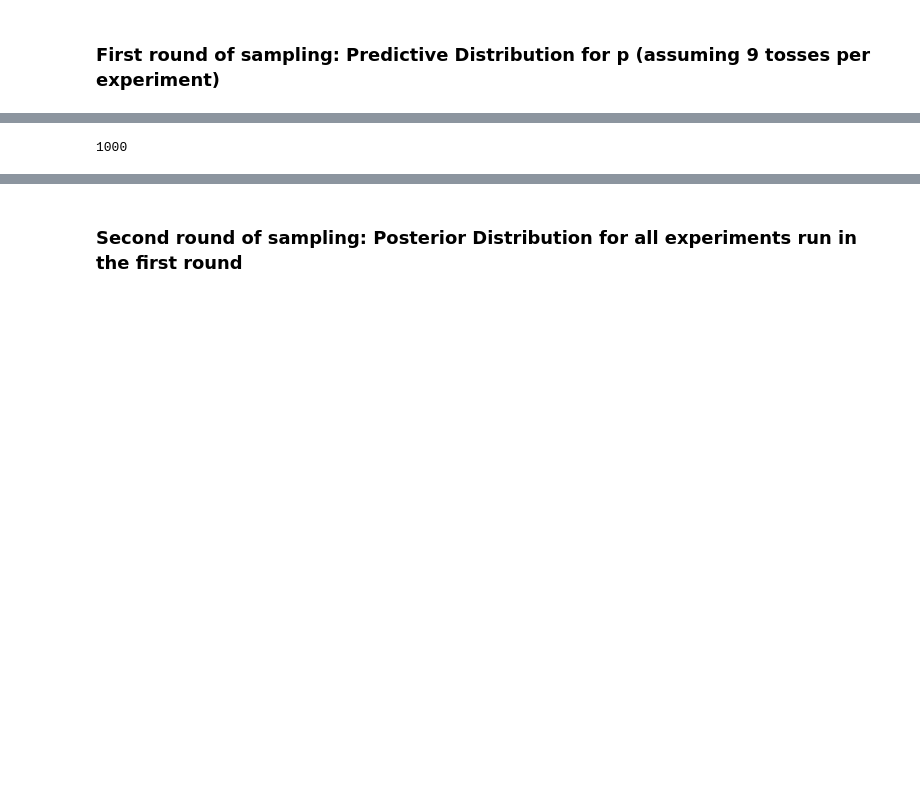
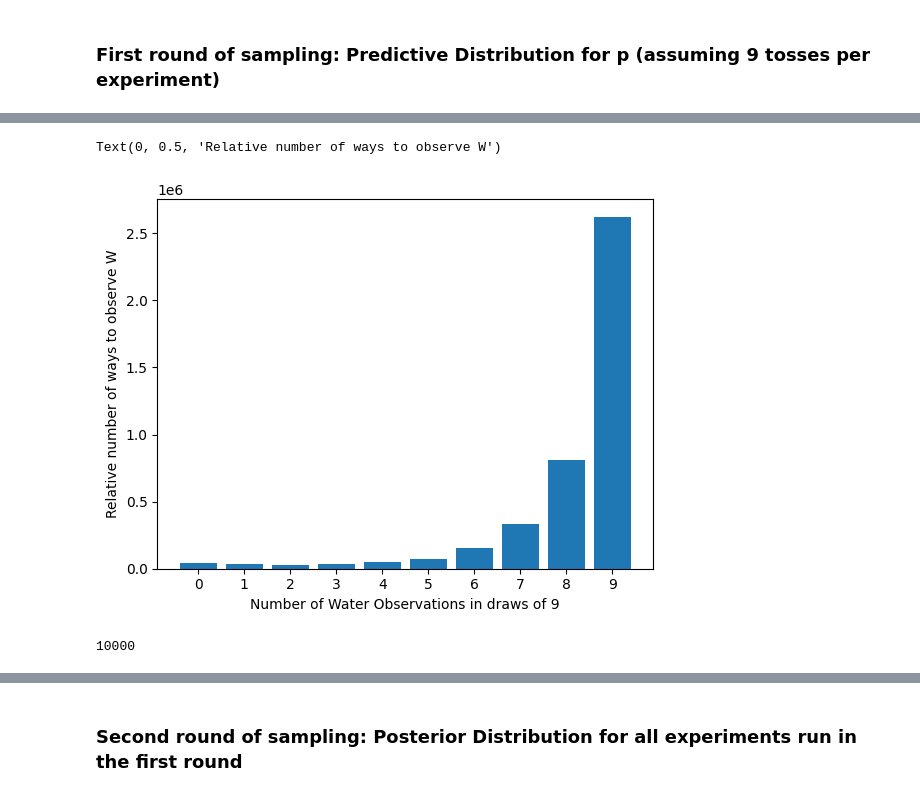
Before and after one commit to statistactics/stats-redo, a Jupyter notebook: Practice Exercises/Ex1_Garden of Forks.ipynb, the cells around one changed output, grey strips where cells are left out. Drawn from its saved outputs; the diff is of its cells as text; code cells hidden in the pictures; blank space fills up the shorter version.

Commit message:
Trying to figure out how to go from sampled probabilities to derive relative number of ways

```diff
--- a/Practice Exercises/Ex1_Garden of Forks.ipynb
+++ b/Practice Exercises/Ex1_Garden of Forks.ipynb
@@ -52,7 +56,7 @@ def basic_nominal_posterior(sample:list, p:float, w:int, l:int):
 posterior_out = {}
 
 for p in p_list:
-    posterior = basic_nominal_posterior(sample, p, sum_w, sum_l)
+    posterior = relative_num_ways(p, sum_w, sum_l)
     posterior_out[p] = posterior
 # %%
 posterior_out
@@ -273,5 +282,3 @@ array([0.61583616, 0.32021746, 0.90955377, 0.60947344, 0.42406513,
-# %%
-experiment_res = []
-for p in random_sample:
-    sampling_experiments = globe_sampling(p, N = 10)
-    experiment_res.append(sampling_experiments)
+# %%
+for p in random_sample[0:1]:
+    print(p)
@@ -278,3 +287,23 @@ for p in random_sample:
+# %%
+experiment_res = {0:0, 1: 0, 2: 0, 3: 0, 4: 0, 5: 0, 6: 0, 7: 0, 8: 0, 9: 0}
+res_list = []
+
+w_check = []
+
+for p in random_sample:
+    sampling_experiments = globe_sampling(p, N = 9)
+    temp_sum_w = len(list(filter(lambda x: x == "W", sampling_experiments)))
+    temp_sum_l = len(list(filter(lambda x: x == "L", sampling_experiments)))
+
+    # Quick debugging
+    # print(sampling_experiments)
+    # print(temp_sum_w, temp_sum_l)
+
+    w_check.append(temp_sum_w)
+
+    temp_num_ways = relative_num_ways(p, temp_sum_w, temp_sum_l)
+    # experiment_res[temp_sum_w] += relative_num_ways(p, temp_sum_w, temp_sum_l)
+    experiment_res[temp_sum_w] += temp_num_ways
 # %%
 experiment_res
 # %% [output]
@@ -297,0 +320,8 @@ experiment_res
+# %%
+plt.bar(range(len(experiment_res)), experiment_res.values(), align='center')
+plt.xticks(range(len(experiment_res)), experiment_res.keys())
+plt.xlabel("Number of Water Observations in draws of 9")
+plt.ylabel("Relative number of ways to observe W")
+# %% [output]
+Text(0, 0.5, 'Relative number of ways to observe W')
+[figure, added]
@@ -298,4 +332,4 @@ experiment_res
 # %%
-len(experiment_res)
+len(experiment_res_flat)
 # %% [output]
-1000
+10000
```
Also changed, not shown: parts of 18 cells of this notebook, 2 other files.
